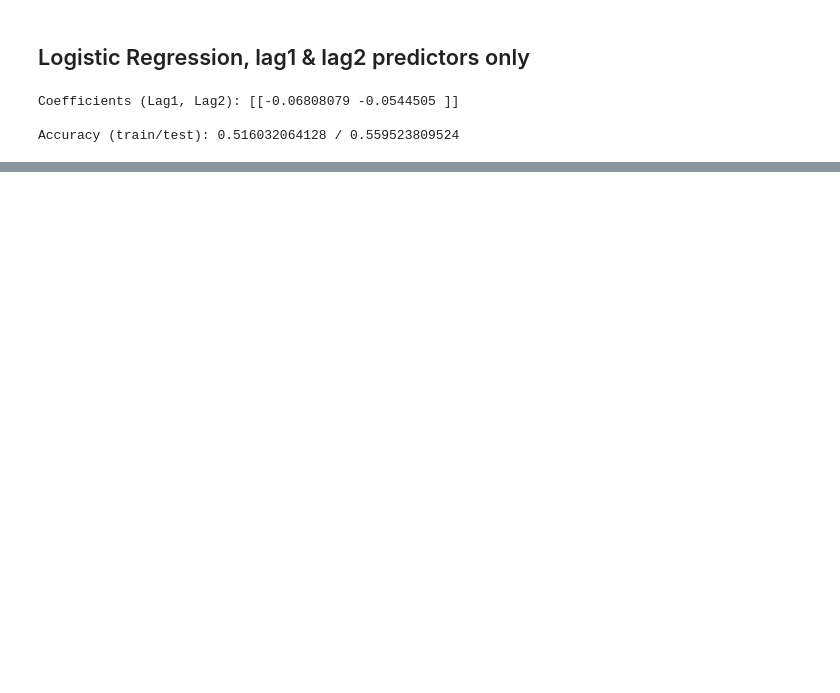
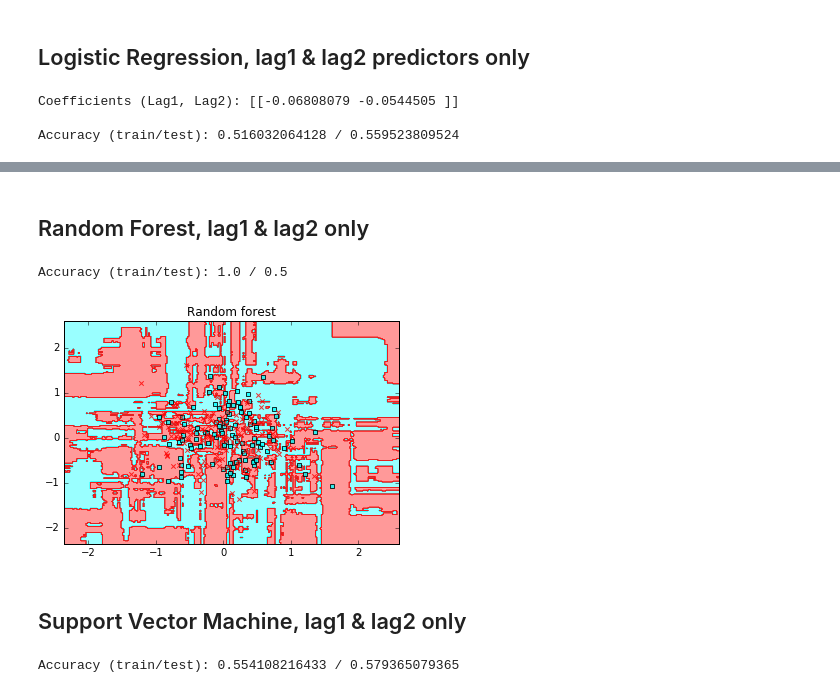
Before and after one commit to skeydan/data-science-with-python, a Jupyter notebook: notebooks/classification-smarket.ipynb, the cells around one changed output, grey strips where cells are left out. Cells and saved outputs as stored; diff of their text form; code cells hidden in the pictures; blank space fills up the shorter version.

```diff
--- a/notebooks/classification-smarket.ipynb
+++ b/notebooks/classification-smarket.ipynb
@@ -171,0 +252,24 @@ Accuracy (train/test): 0.516032064128 / 0.559523809524
+# %% [markdown]
+## Random Forest, lag1 & lag2 only
+# %%
+from sklearn import ensemble
+forest_model_lag12 = ensemble.RandomForestClassifier(n_estimators = 10000)
+forest_model_lag12.fit(X_train_lag12, y_train)
+
+assess_classification_performance(forest_model_lag12,  X_train_lag12, y_train, X_test_lag12, y_test, short = True)
+# %% [output]
+Accuracy (train/test): 1.0 / 0.5
+# %%
+plot_decision_regions('Random forest', X_test_lag12, y_test, forest_model_lag12)
+# %% [output]
+[figure, added]
+# %% [markdown]
+## Support Vector Machine, lag1 & lag2 only
+# %%
+from sklearn import svm
+svc_model_lag12 = svm.SVC()
+svc_model_lag12.fit(X_train_lag12, y_train)
+
+assess_classification_performance(svc_model_lag12,  X_train_lag12, y_train, X_test_lag12, y_test, short = True)
+# %% [output]
+Accuracy (train/test): 0.554108216433 / 0.579365079365
```
Also changed, not shown: parts of 21 cells of this notebook, 2 other files.
